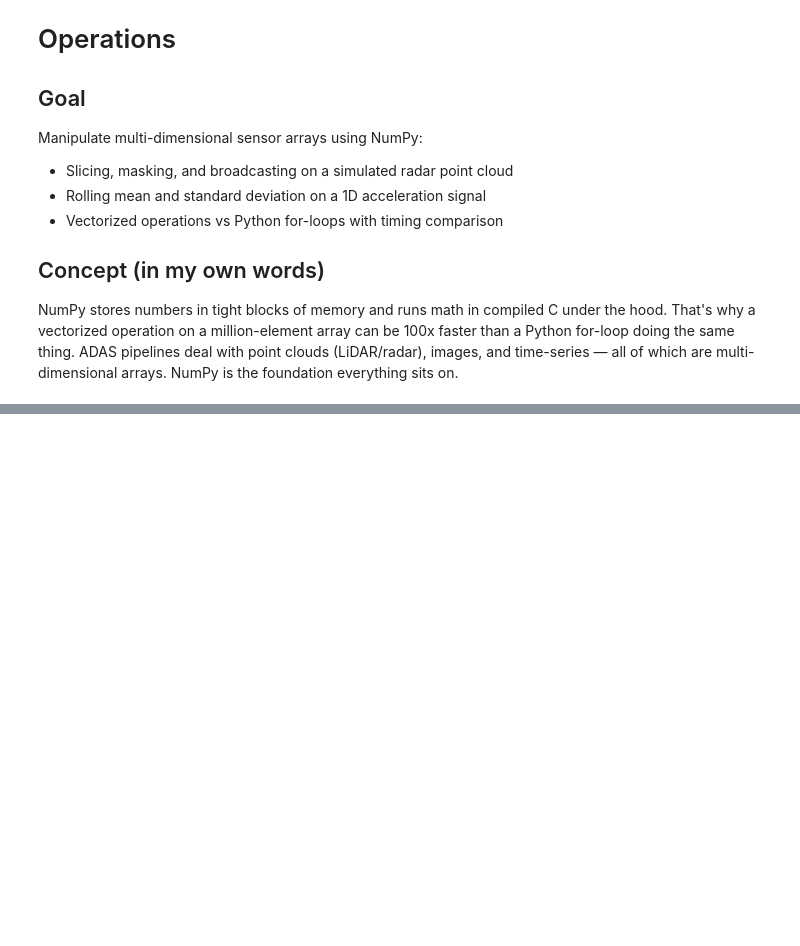
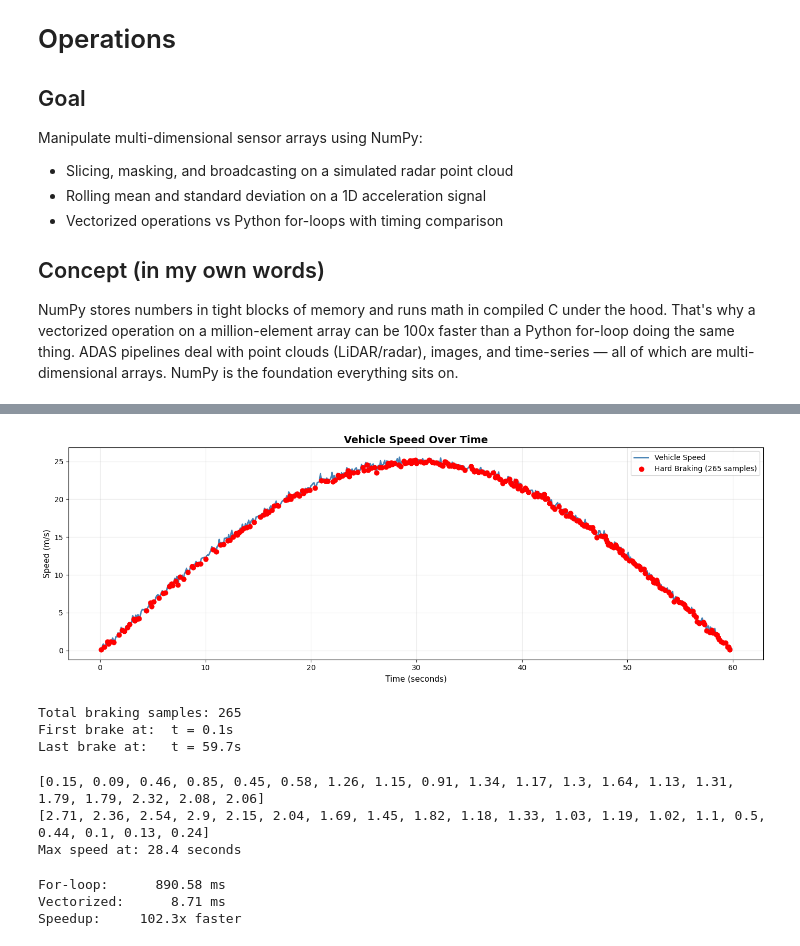
Before and after one commit to mjrock12506/adas-sensor-analytics, a Jupyter notebook: DAY1_sensor_Data_basics.ipynb, the cells around one changed output, grey strips where cells are left out. Saved outputs shown, nothing was run; the diff lists cells and outputs as text; code cells hidden in the pictures; blank space fills up the shorter version.

Commit message:
Complete bug fix hard brake plot and run of flow of events

```diff
--- a/DAY1_sensor_Data_basics.ipynb
+++ b/DAY1_sensor_Data_basics.ipynb
@@ -213,0 +344,72 @@ print("y_only shape:", y_only.shape)
+# %%
+fig, ax = plt.subplots(figsize=(14, 5))
+
+# Speed line
+ax.plot(
+    log['timestamp_s'],
+    log['speed_mps'],
+    color='steelblue',
+    linewidth=2,
+    label='Vehicle Speed'
+)
+
+# Braking dots only
+ax.scatter(
+    hard_braking['timestamp_s'],
+    hard_braking['speed_mps'],
+    color='red',
+    s=40,
+    zorder=5,
+    label=f'Hard Braking ({len(hard_braking)} samples)'
+)
+
+ax.set_title('Vehicle Speed Over Time', fontsize=14, fontweight='bold')
+ax.set_xlabel('Time (seconds)', fontsize=11)
+ax.set_ylabel('Speed (m/s)', fontsize=11)
+ax.legend(fontsize=10)
+ax.grid(True, alpha=0.3)
+plt.tight_layout()
+plt.show()
+
+print(f"Total braking samples: {len(hard_braking)}")
+print(f"First brake at:  t = {hard_braking['timestamp_s'].min():.1f}s")
+print(f"Last brake at:   t = {hard_braking['timestamp_s'].max():.1f}s")
+# %% [output]
+[figure, added]
+Total braking samples: 265
+First brake at:  t = 0.1s
+Last brake at:   t = 59.7s
+# %%
+print(log['speed_mps'].head(20).round(2).tolist())
+print(log['speed_mps'].tail(20).round(2).tolist())
+print("Max speed at:", log['timestamp_s'][log['speed_mps'].idxmax()].round(1), "seconds")
+# %% [output]
+[0.15, 0.09, 0.46, 0.85, 0.45, 0.58, 1.26, 1.15, 0.91, 1.34, 1.17, 1.3, 1.64, 1.13, 1.31, 1.79, 1.79, 2.32, 2.08, 2.06]
+[2.71, 2.36, 2.54, 2.9, 2.15, 2.04, 1.69, 1.45, 1.82, 1.18, 1.33, 1.03, 1.19, 1.02, 1.1, 0.5, 0.44, 0.1, 0.13, 0.24]
+Max speed at: 28.4 seconds
+# %%
+import time
+
+# Big array so timing differences are visible
+N = 1_000_000
+data = np.random.uniform(-1, 1, N)
+
+# ---- Approach 1: pure Python for-loop ----
+start = time.perf_counter()
+result_loop = [0.0] * N
+for i in range(N):
+    result_loop[i] = data[i] ** 2 + 2 * data[i] + 1
+elapsed_loop = time.perf_counter() - start
+
+# ---- Approach 2: NumPy vectorized ----
+start = time.perf_counter()
+result_vec = data ** 2 + 2 * data + 1
+elapsed_vec = time.perf_counter() - start
+
+print(f"For-loop:    {elapsed_loop*1000:8.2f} ms")
+print(f"Vectorized:  {elapsed_vec*1000:8.2f} ms")
+print(f"Speedup:     {elapsed_loop / elapsed_vec:.1f}x faster")
+# %% [output]
+For-loop:      890.58 ms
+Vectorized:      8.71 ms
+Speedup:     102.3x faster
```
Also changed, not shown: parts of 7 cells of this notebook, 1 other file.
